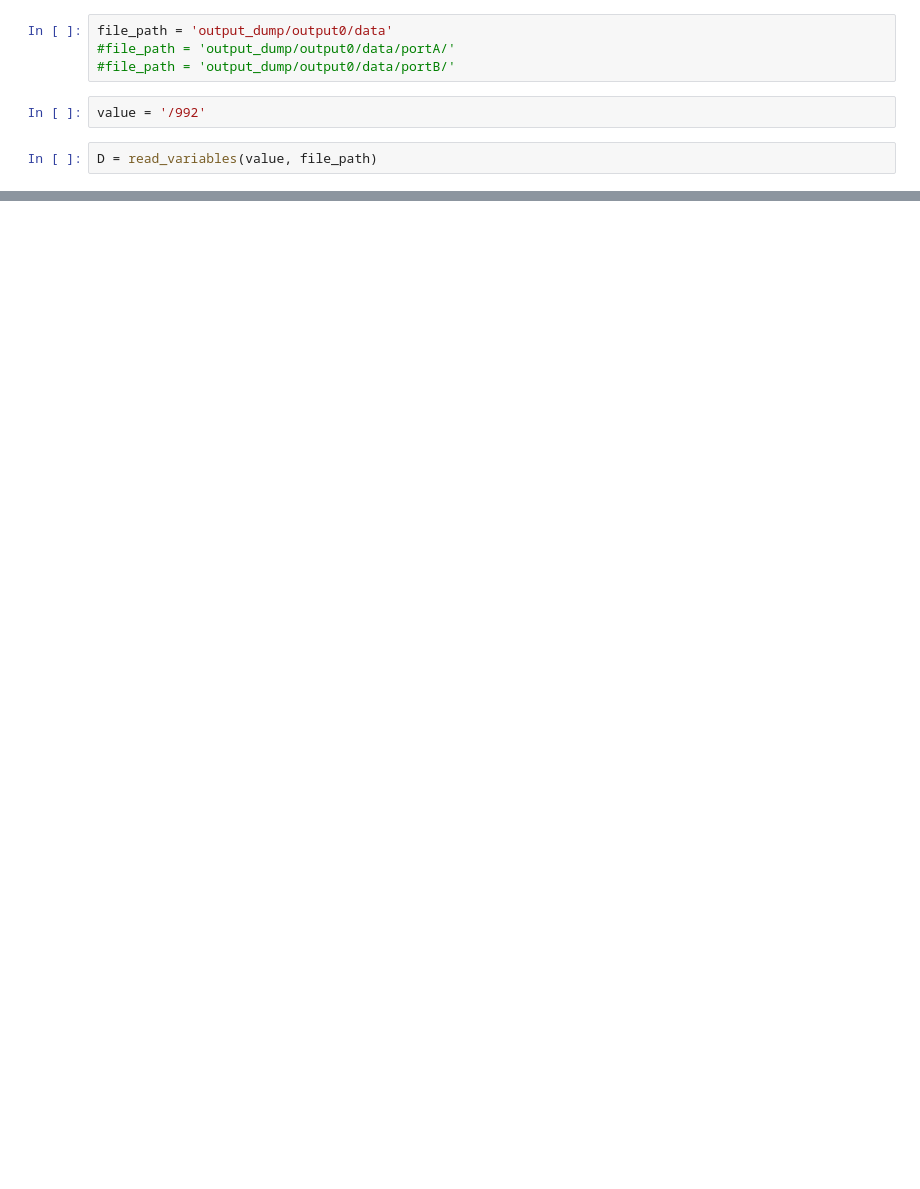
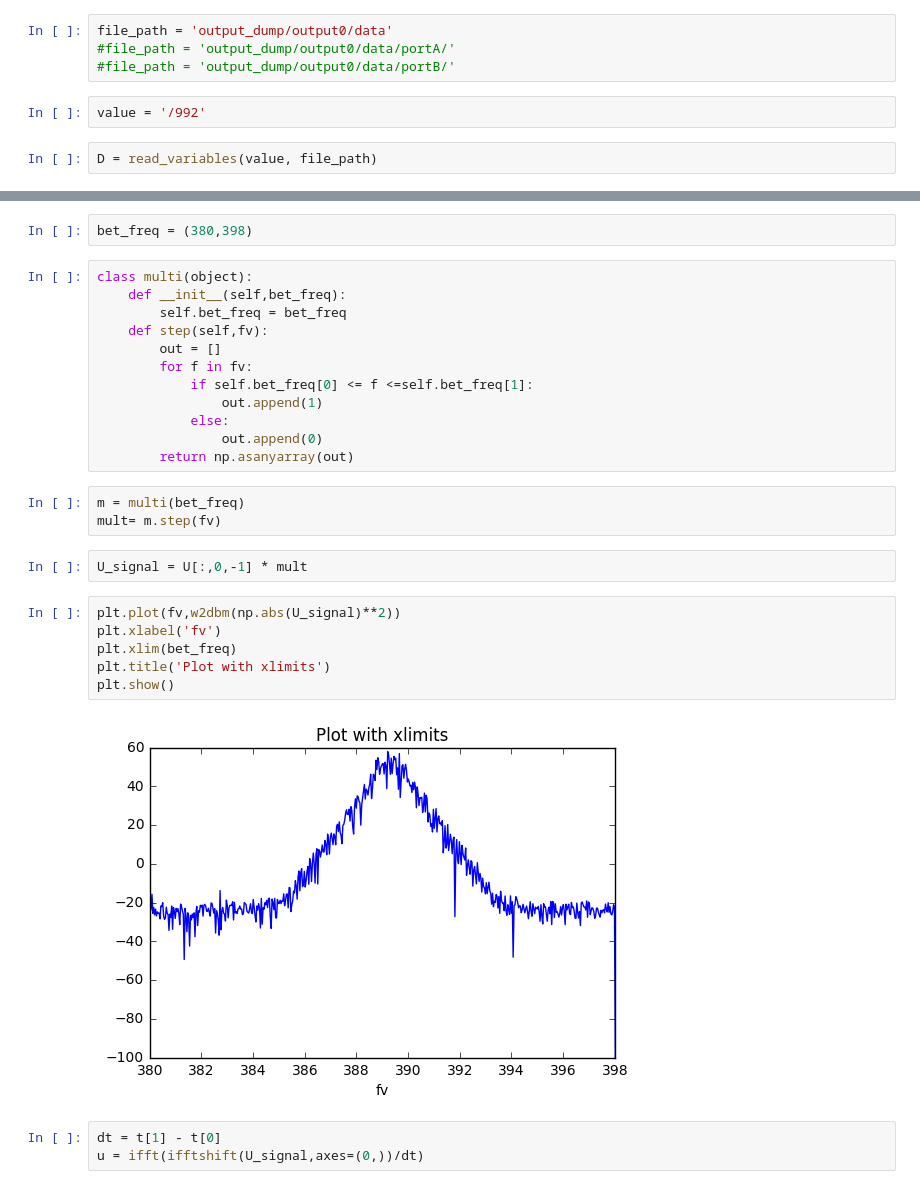
Before and after one commit to ibegleris/w-fopo, a Jupyter notebook: Post processing specific.ipynb, the cells around one changed output, grey strips where cells are left out. Saved outputs shown, nothing was run; the diff lists cells and outputs as text; blank space fills up the shorter version.

```diff
--- a/Post processing specific.ipynb
+++ b/Post processing specific.ipynb
@@ -50,0 +84,30 @@ plt.show()
+# %%
+bet_freq = (380,398)
+# %%
+class multi(object):
+    def __init__(self,bet_freq):
+        self.bet_freq = bet_freq
+    def step(self,fv):
+        out = []
+        for f in fv:
+            if self.bet_freq[0] <= f <=self.bet_freq[1]:
+                out.append(1)
+            else:
+                out.append(0)
+        return np.asanyarray(out)
+# %%
+m = multi(bet_freq)
+mult= m.step(fv)
+# %%
+U_signal = U[:,0,-1] * mult
+# %%
+plt.plot(fv,w2dbm(np.abs(U_signal)**2))
+plt.xlabel('fv')
+plt.xlim(bet_freq)
+plt.title('Plot with xlimits')
+plt.show()
+# %% [output]
+[figure, added]
+# %%
+dt = t[1] - t[0]
+u = ifft(ifftshift(U_signal,axes=(0,))/dt)
```
Also changed, not shown: parts of 64 cells of this notebook, 8 other files.
